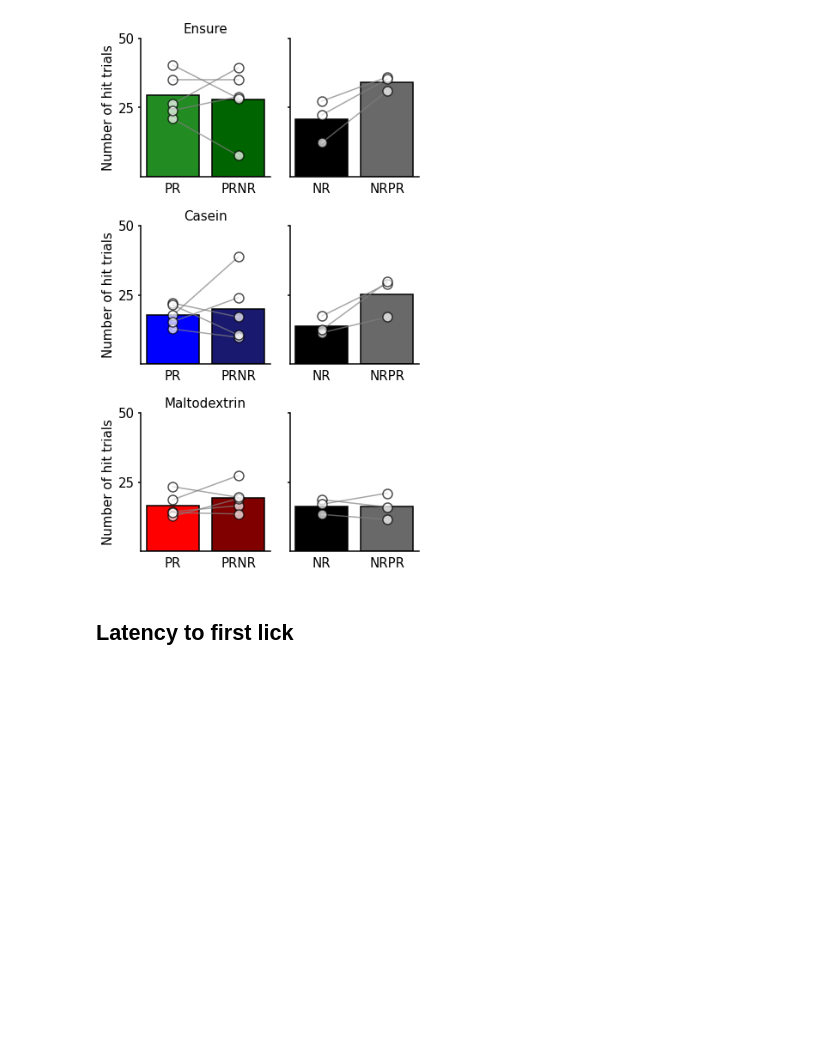
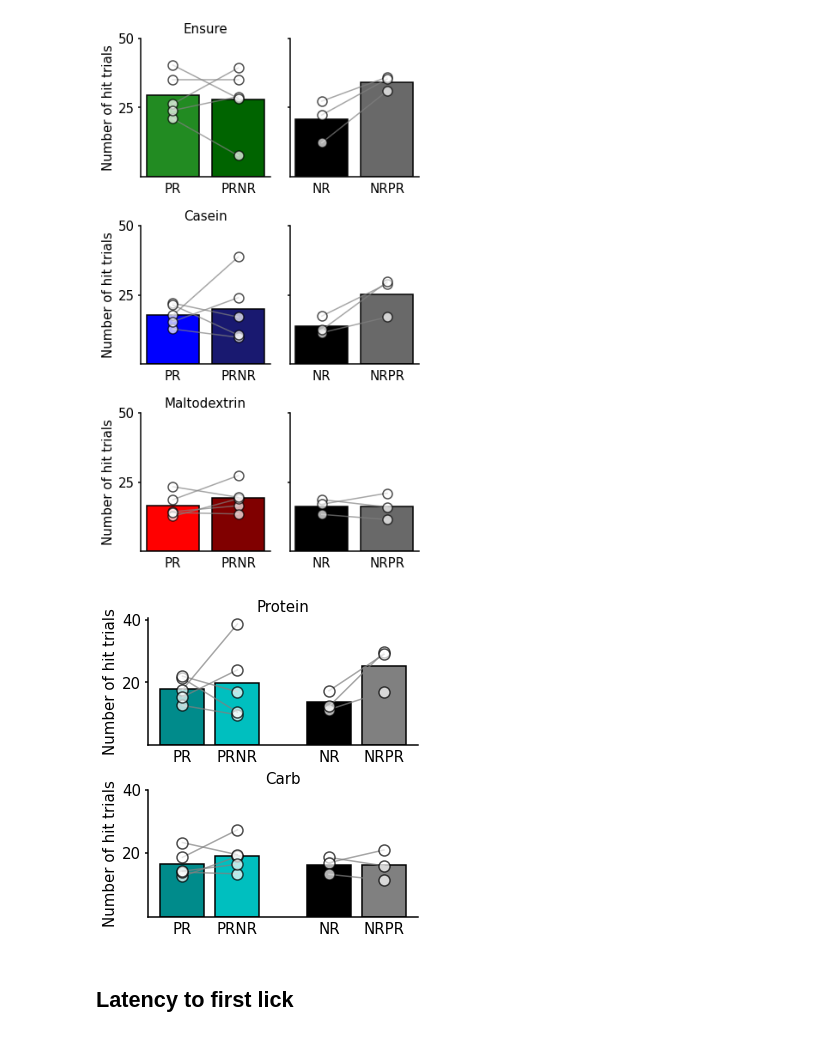
Before and after one commit to jetsetmette/VGP, a Jupyter notebook: notebooks/Behavior_2P.ipynb, the cells around one changed output. Drawn from its saved outputs; the diff is of its cells as text; code cells hidden in the pictures; blank space fills up the shorter version.

```diff
--- a/notebooks/Behavior_2P.ipynb
+++ b/notebooks/Behavior_2P.ipynb
@@ -1629,6 +1719,60 @@ ax[2,0].set_title('Maltodextrin', fontsize =15)
 f.savefig('C:\\Users\\mko102\\GitHub\\VGP\\output\\hit_trial.png')
 # %% [output]
 [figure]
+# %%
+
+PR_C=['darkcyan','c', 'black', 'grey']
+PR_M=['r','maroon', 'crimson','lightpink']
+NR=['black','dimgray']
+
+f,ax=plt.subplots(figsize=(5,5), ncols=1, nrows=2, sharey='row')
+f.subplots_adjust(wspace=0.15,hspace=0.35, bottom=0.05, left=0.15)
+
+#Ensure
+tp.barscatter([[cas_PR,cas_PRNR],[cas_NR,cas_NRPR]],
+              paired= True,
+              barfacecolor=PR_C,
+              barlabels=['PR','PRNR','NR','NRPR'],
+              barlabeloffset=0.04,
+              barfacecolor_option='individual',
+              fontsize = 15,
+              scattersize=110,
+              scatteralpha=0.7,
+              spaced=True,
+              linewidth=1.5,
+              ax=ax[0])
+
+tp.barscatter([[malt_PR,malt_PRNR],[malt_NR,malt_NRPR]],
+              paired= True,
+              barfacecolor=PR_C,
+              barlabels=['PR','PRNR','NR','NRPR'],
+              barlabeloffset=0.04,
+              barfacecolor_option="individual",
+              fontsize = 15,
+              scattersize=110,
+              scatteralpha=0.7,
+              spaced=True,
+              linewidth=1.5,
+              ax=ax[1])
+
+ax[0].set_ylabel('Number of hit trials',fontsize = 15)
+ax[0].set_yticks([20,40])
+ax[0].set_yticklabels([20,40], fontsize = 15)
+
+ax[1].set_ylabel('Number of hit trials',fontsize = 15)
+ax[1].set_yticks([20,40])
+ax[1].set_yticklabels([20,40], fontsize = 15)
+
+ax[0].set_title('Protein', fontsize =15)
+ax[1].set_title('Carb', fontsize =15)
+
+
+
+
+
+f.savefig('C:\\Users\\mko102\\GitHub\\VGP\\output\\hit_trial2.png')
+# %% [output]
+[figure, added]
 # %% [markdown]
 ## Latency to first lick
 # %%
```
Also changed, not shown: parts of 2 cells of this notebook.
